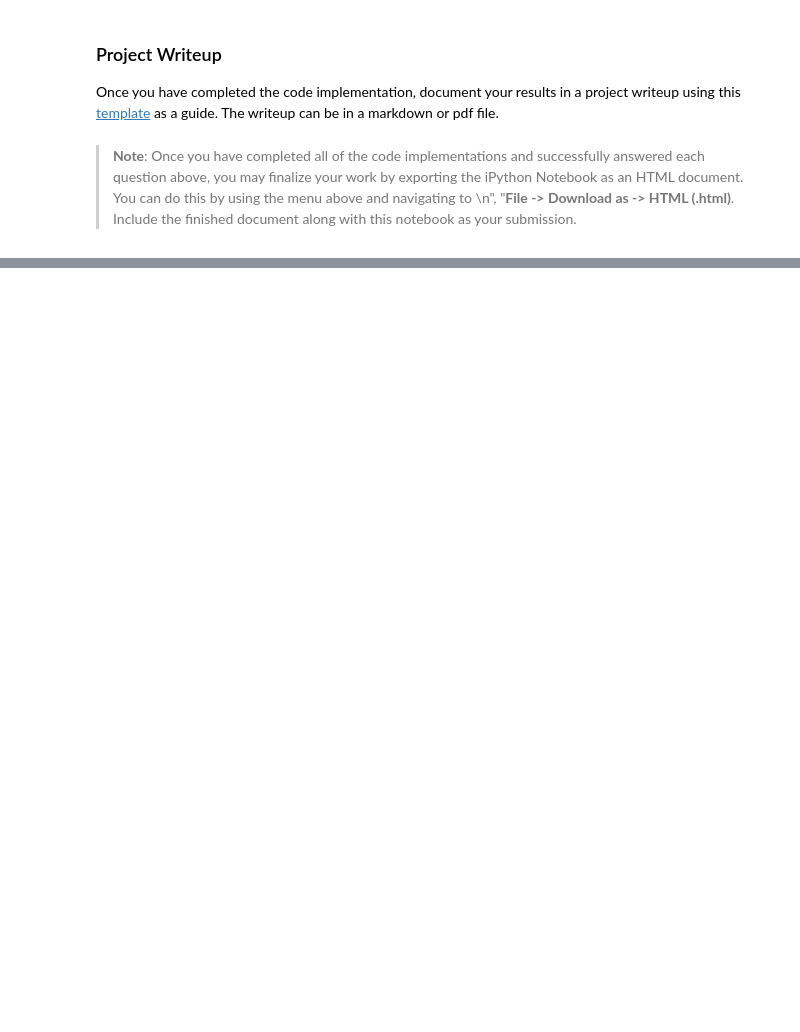
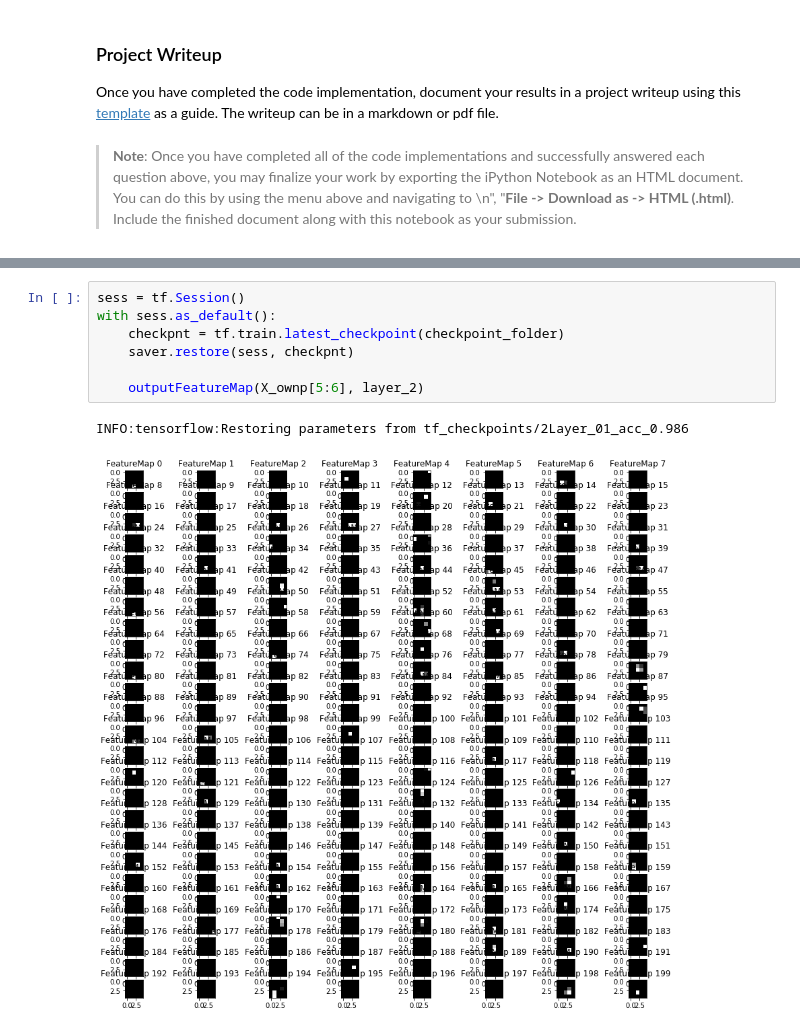
Before and after one commit to apichlkostner/CarND-Traffic-Sign-Classifier-Project, a Jupyter notebook: Traffic_Sign_Classifier.ipynb, the cells around one changed output, grey strips where cells are left out. Drawn from its saved outputs; the diff is of its cells as text; blank space fills up the shorter version.

```diff
--- a/Traffic_Sign_Classifier.ipynb
+++ b/Traffic_Sign_Classifier.ipynb
@@ -834,0 +879,10 @@ with tf.Session() as sess:
+# %%
+sess = tf.Session()
+with sess.as_default():
+    checkpnt = tf.train.latest_checkpoint(checkpoint_folder)
+    saver.restore(sess, checkpnt)
+
+    outputFeatureMap(X_ownp[5:6], layer_2)
+# %% [output]
+INFO:tensorflow:Restoring parameters from tf_checkpoints/2Layer_01_acc_0.986
+[figure, added]
```
Also changed, not shown: parts of 14 cells of this notebook, 10 other files.
